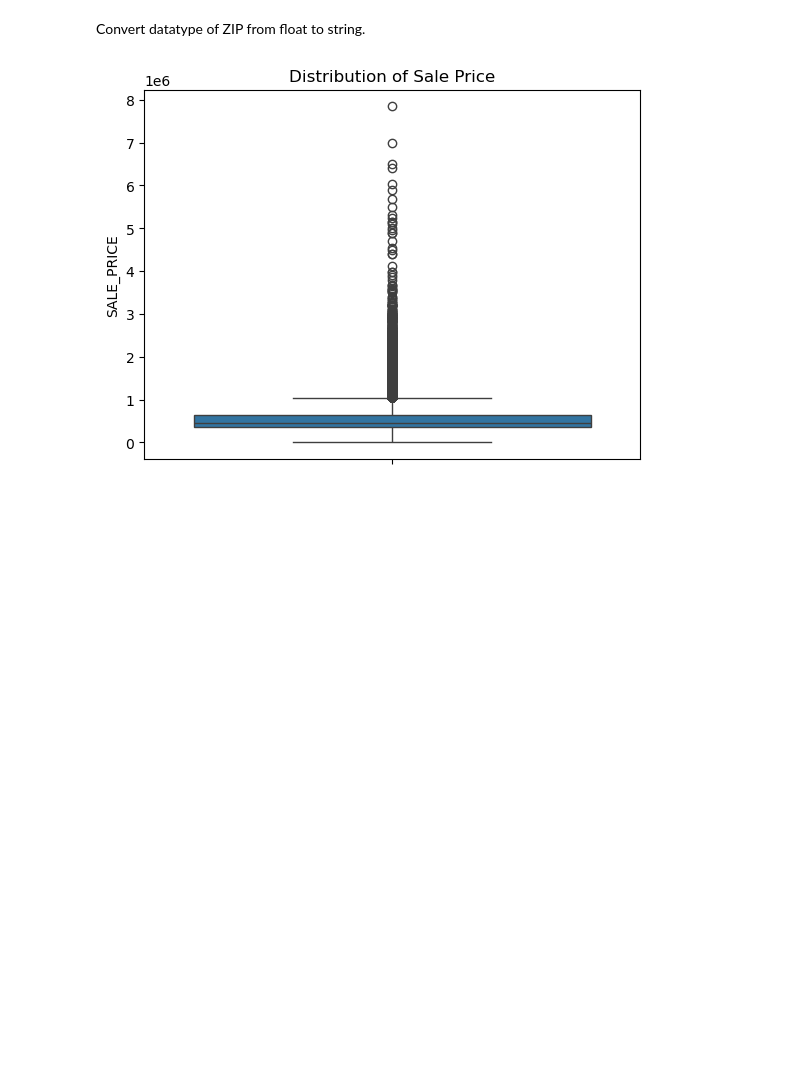
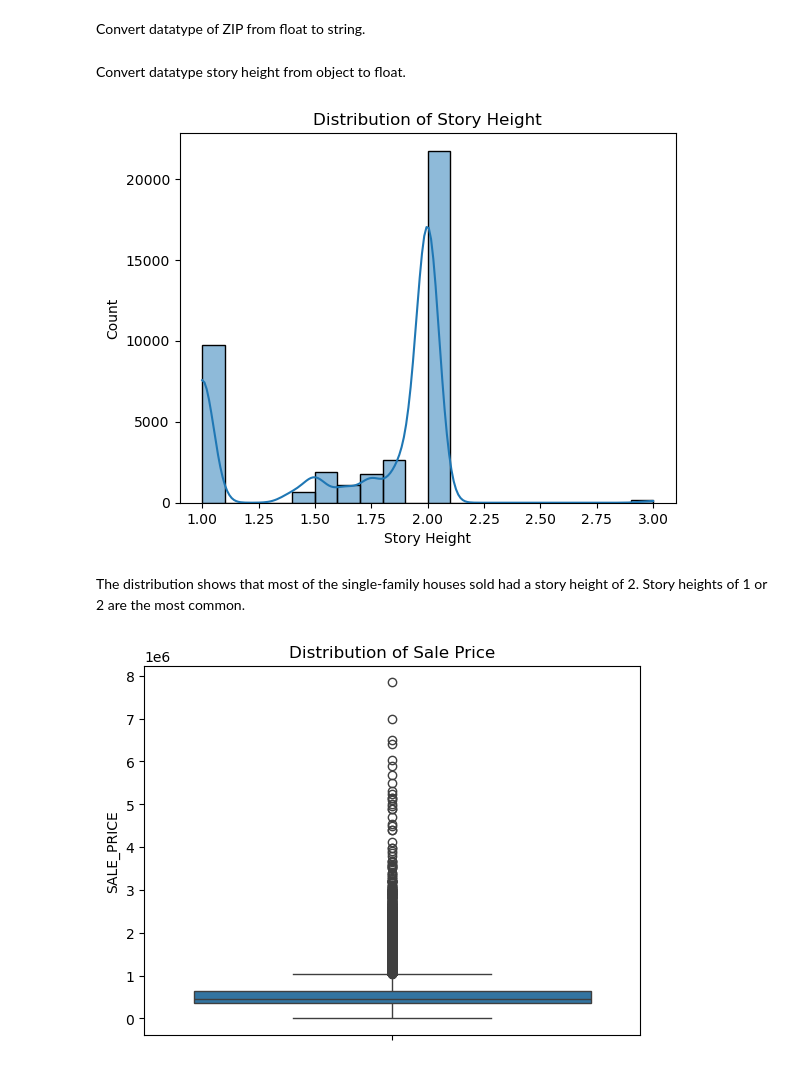
Before and after one commit to MeghanHan/Capstone-First-Draft, a Jupyter notebook: Capstone_First_Draft.ipynb, the cells around one changed output. Saved outputs shown, nothing was run; the diff lists cells and outputs as text; code cells hidden in the pictures; blank space fills up the shorter version.

```diff
--- a/Capstone_First_Draft.ipynb
+++ b/Capstone_First_Draft.ipynb
@@ -168,3 +230,5 @@ Convert datatype of ZIP from float to string.
 # %%
 df2['ZIP'] = df2['ZIP'].fillna('missing')
 df2['ZIP'] = df2['ZIP'].astype(str)
+# %% [markdown]
+Convert datatype story height from object to float.
@@ -171,3 +241,13 @@ df2['ZIP'] = df2['ZIP'].astype(str)
+# %%
+sns.histplot(df2['STORY_HEIGHT'], bins=20, kde=True)
+plt.xlabel('Story Height')
+plt.ylabel('Count')
+plt.title('Distribution of Story Height')
+plt.savefig("Capstone_image/story_height_hist_plot.png")
+# %% [output]
+[figure, added]
+# %% [markdown]
+The distribution shows that most of the single-family houses sold had a story height of 2. Story heights of 1 or 2 are the most common.
 # %%
 sns.boxplot(df2['SALE_PRICE'])
 plt.title("Distribution of Sale Price")
```
Also changed, not shown: parts of 37 cells of this notebook.
